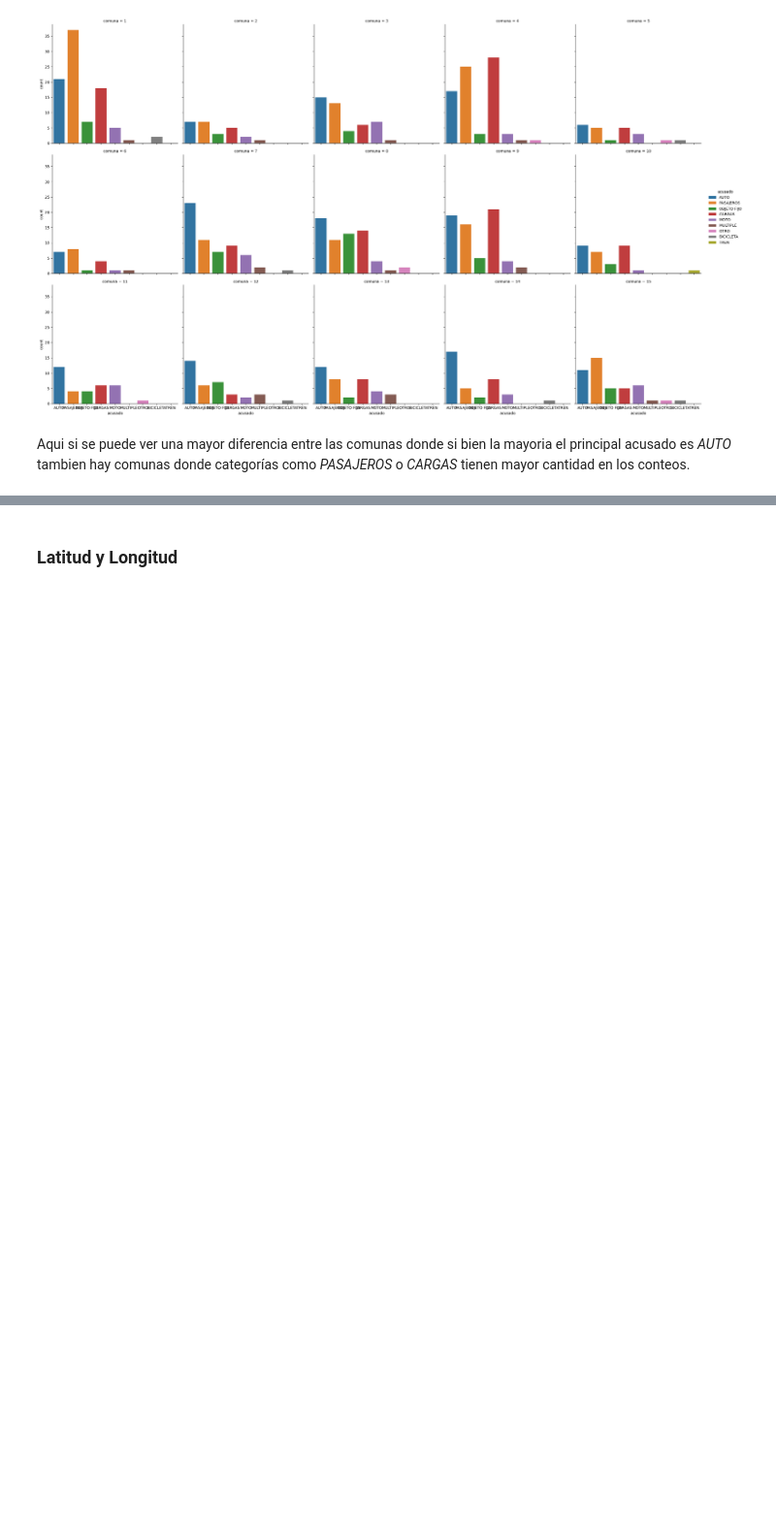
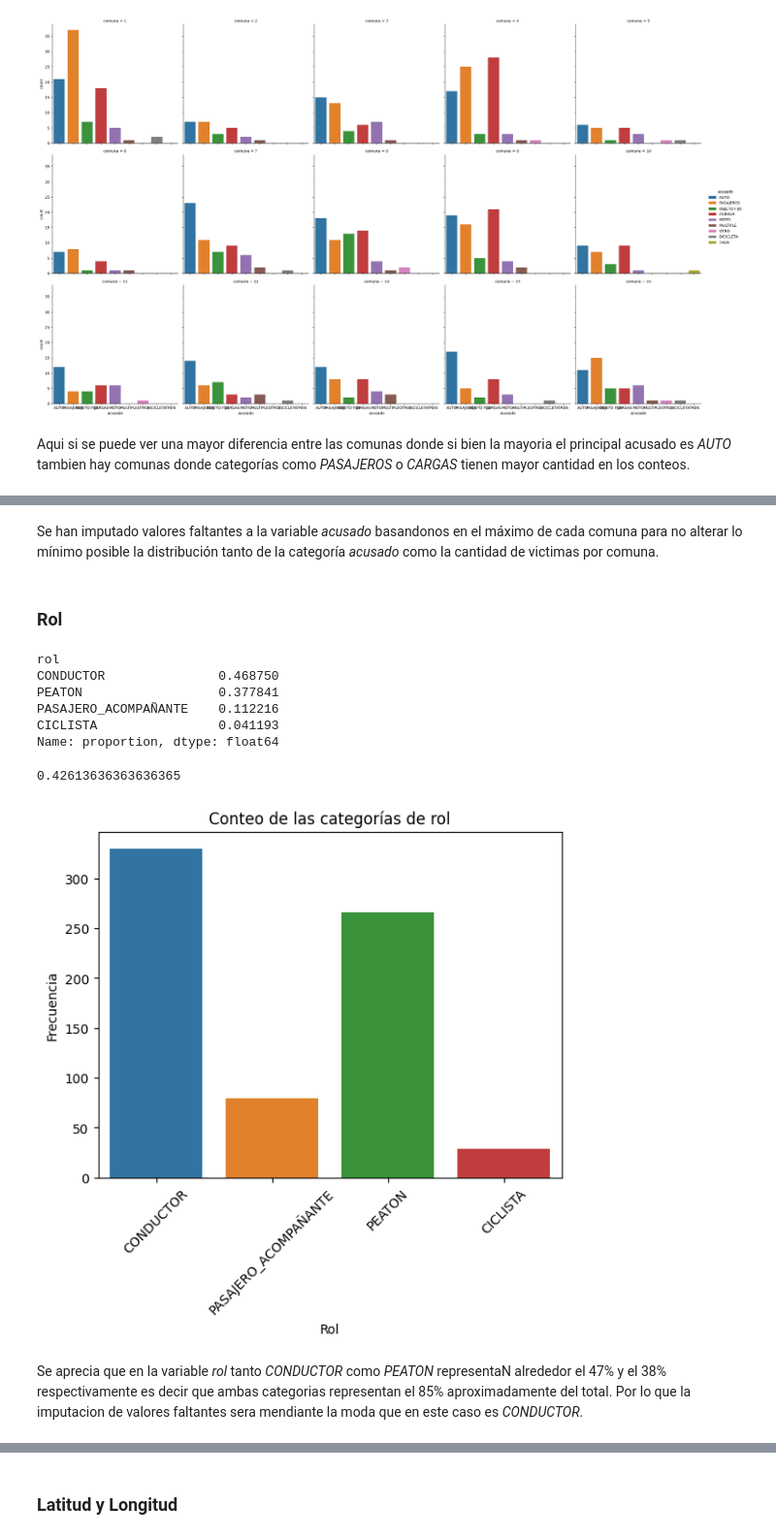
Before and after one commit to Juancito2085/PI_Data_Analyst, a Jupyter notebook: EDA.ipynb, the cells around one changed output, grey strips where cells are left out. Shown at 97% size. Saved outputs shown, nothing was run; the diff lists cells and outputs as text; code cells hidden in the pictures; blank space fills up the shorter version.

```diff
--- a/EDA.ipynb
+++ b/EDA.ipynb
@@ -300,2 +277,2 @@ prueba=df.copy()
 # %%
-prueba['acusado']=prueba['acusado'].fillna(data[prueba['comuna']])
+df['acusado']=df['acusado'].fillna(df['comuna'].map(data))
@@ -312,0 +279,27 @@ df[df['id_hecho']=='2016-0004']
+# %% [markdown]
+Se han imputado valores faltantes a la variable *acusado* basandonos en el máximo de cada comuna para no alterar lo mínimo posible la distribución tanto de la categoría *acusado* como la cantidad de victimas por comuna.
+# %% [markdown]
+### Rol
+# %%
+df['rol'].value_counts(normalize=True)
+# %% [output]
+rol
+CONDUCTOR               0.468750
+PEATON                  0.377841
+PASAJERO_ACOMPAÑANTE    0.112216
+CICLISTA                0.041193
+Name: proportion, dtype: float64
+# %%
+df['rol'].isnull().sum()*100/df['rol'].count()
+# %% [output]
+0.42613636363636365
+# %%
+ax=sns.countplot(data=df,x=df['rol'], hue=df['rol'],legend=False)
+ax.set_title('Conteo de las categorías de rol')
+ax.set_xlabel('Rol')
+ax.set_ylabel('Frecuencia')
+plt.xticks(fontsize=10, rotation=45);
+# %% [output]
+[figure, added]
+# %% [markdown]
+Se aprecia que en la variable *rol* tanto *CONDUCTOR* como *PEATON* representaN alrededor el 47% y el 38% respectivamente es decir que ambas categorias representan el 85% aproximadamente del total. Por lo que la imputacion de valores faltantes sera mendiante la moda que en este caso es *CONDUCTOR*.
```
Also changed, not shown: parts of 94 cells of this notebook, 1 other file.
